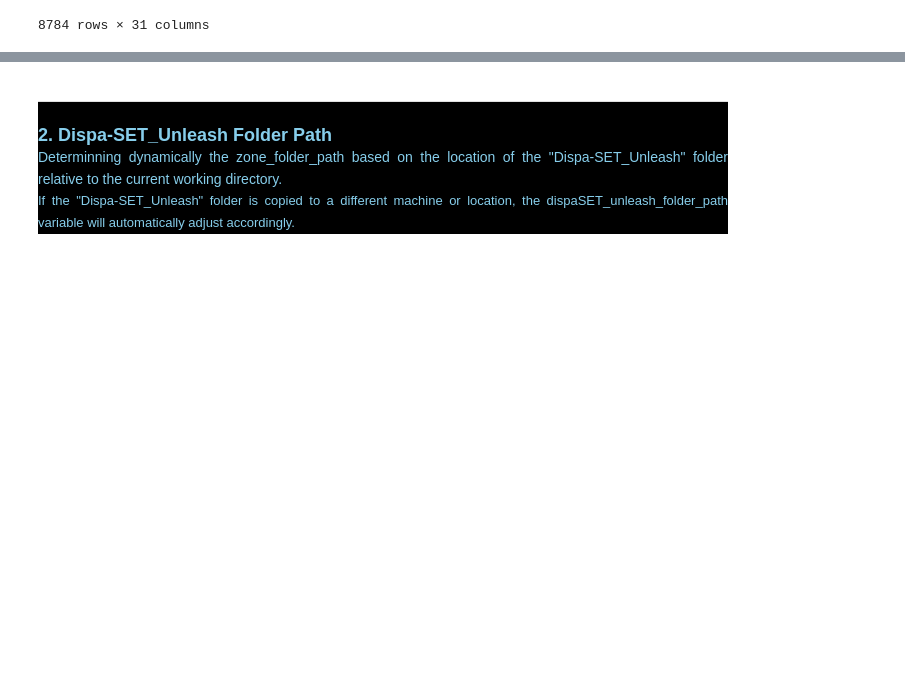
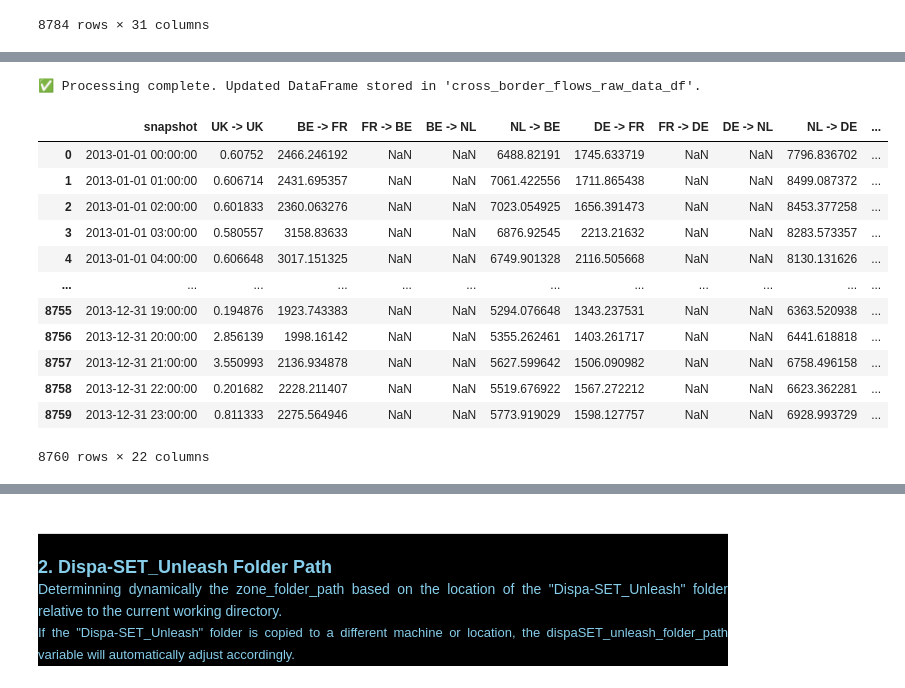
Before and after one commit to RayRojasCandia/Dispa-SET_UNLEASH, a Jupyter notebook: scripts/Unleash_PyPSA_DispaSET_Raw_Data_Processing/PyPSA_Cross_Border_Flows_Formatting.ipynb, the cells around one changed output, grey strips where cells are left out. Drawn from its saved outputs; the diff is of its cells as text; code cells hidden in the pictures; blank space fills up the shorter version.

```diff
--- a/scripts/Unleash_PyPSA_DispaSET_Raw_Data_Processing/PyPSA_Cross_Border_Flows_Formatting.ipynb
+++ b/scripts/Unleash_PyPSA_DispaSET_Raw_Data_Processing/PyPSA_Cross_Border_Flows_Formatting.ipynb
@@ -603,0 +2499,79 @@ cross_border_flows_df
+# %%
+# 1. ---------------------------------------------------------------------- Make a copy to avoid modifying the original
+df = cross_border_flows_raw_data_df.copy()
+
+# 2. ----------------------------------------------------------------------- Identify flow columns vs. non-flow columns
+flow_columns = []
+non_flow_columns = []
+
+for col in df.columns:
+    if ' -> ' in col:
+        parts = col.split(' -> ')
+        if len(parts) == 2:
+            source = parts[0].strip()
+            target = parts[1].strip()
+
+# 2.1. ------------------------------------------- Only consider it a flow column if both zones are valid and different
+            if source in zone_names and target in zone_names and source != target:
+                flow_columns.append(col)
+                continue
+
+# 2.2. ------------------------------------------------------------------ If not a valid flow column, treat as non-flow
+    non_flow_columns.append(col)
+
+# 3. ---------------------------------------------------------------------- build new derived columns from flow_columns
+new_columns = {}  # maps column name -> list of Series (to allow duplicates)
+
+# 4. ----------------------------------------------------------------------------------------- Process each flow column
+for col in flow_columns:
+    source, target = map(str.strip, col.split(' -> '))
+
+# 4.1. ---------------------------------------------------------------------------------- Forward: positive values only
+    forward_name = f"{source} -> {target}"
+    forward_values = df[col].where(df[col] > 0)
+
+# 4.2. ---------------------------------------------------------------------- Reverse: absolute of negative values only
+    reverse_name = f"{target} -> {source}"
+    reverse_values = (-df[col]).where(df[col] < 0)
+
+# 4.3 --------------------------------------------------------- Append to lists (allowing duplicate column names later)
+    new_columns[forward_name] = new_columns.get(forward_name, []) + [forward_values]
+    new_columns[reverse_name] = new_columns.get(reverse_name, []) + [reverse_values]
+
+# 5. ----------------------------------- Build final column list: first non-flow columns, then all derived flow columns
+series_list = []
+col_names = []
+
+# 6. --------------------------------------------------------------------------------------- Add non-flow columns as-is
+for col in non_flow_columns:
+    series_list.append(df[col].reset_index(drop=True))
+    col_names.append(col)
+
+# 7. -------------------------------------------------------------- Add all derived flow columns (including duplicates)
+for col_name, series_group in new_columns.items():
+    for s in series_group:
+        series_list.append(s.reset_index(drop=True))
+        col_names.append(col_name)
+
+# 8. ------------------------------------------------ Construct final DataFrame with intentional duplicate column names
+final_array = np.column_stack([s.values for s in series_list])
+cross_border_flows_raw_data_df = pd.DataFrame(final_array, columns=col_names, index=df.index)
+
+# 9. ------------------------------------------------------------------------------------------------------------- Done
+print("✅ Processing complete. Updated DataFrame stored in 'cross_border_flows_raw_data_df'.")
+cross_border_flows_raw_data_df
+# %% [output]
+✅ Processing complete. Updated DataFrame stored in 'cross_border_flows_raw_data_df'.
+|  | snapshot | UK -> UK | BE -> FR | FR -> BE | BE -> NL | NL -> BE | DE -> FR | FR -> DE | DE -> NL | NL -> DE | ... |
+| 0 | 2013-01-01 00:00:00 | 0.60752 | 2466.246192 | NaN | NaN | 6488.82191 | 1745.633719 | NaN | NaN | 7796.836702 | ... |
+| 1 | 2013-01-01 01:00:00 | 0.606714 | 2431.695357 | NaN | NaN | 7061.422556 | 1711.865438 | NaN | NaN | 8499.087372 | ... |
+| 2 | 2013-01-01 02:00:00 | 0.601833 | 2360.063276 | NaN | NaN | 7023.054925 | 1656.391473 | NaN | NaN | 8453.377258 | ... |
+| 3 | 2013-01-01 03:00:00 | 0.580557 | 3158.83633 | NaN | NaN | 6876.92545 | 2213.21632 | NaN | NaN | 8283.573357 | ... |
+| 4 | 2013-01-01 04:00:00 | 0.606648 | 3017.151325 | NaN | NaN | 6749.901328 | 2116.505668 | NaN | NaN | 8130.131626 | ... |
+| ... | ... | ... | ... | ... | ... | ... | ... | ... | ... | ... | ... |
+| 8755 | 2013-12-31 19:00:00 | 0.194876 | 1923.743383 | NaN | NaN | 5294.076648 | 1343.237531 | NaN | NaN | 6363.520938 | ... |
+| 8756 | 2013-12-31 20:00:00 | 2.856139 | 1998.16142 | NaN | NaN | 5355.262461 | 1403.261717 | NaN | NaN | 6441.618818 | ... |
+| 8757 | 2013-12-31 21:00:00 | 3.550993 | 2136.934878 | NaN | NaN | 5627.599642 | 1506.090982 | NaN | NaN | 6758.496158 | ... |
+| 8758 | 2013-12-31 22:00:00 | 0.201682 | 2228.211407 | NaN | NaN | 5519.676922 | 1567.272212 | NaN | NaN | 6623.362281 | ... |
+| 8759 | 2013-12-31 23:00:00 | 0.811333 | 2275.564946 | NaN | NaN | 5773.919029 | 1598.127757 | NaN | NaN | 6928.993729 | ... |
+8760 rows × 22 columns
```
Also changed, not shown: parts of 20 cells of this notebook, 2 other files.
